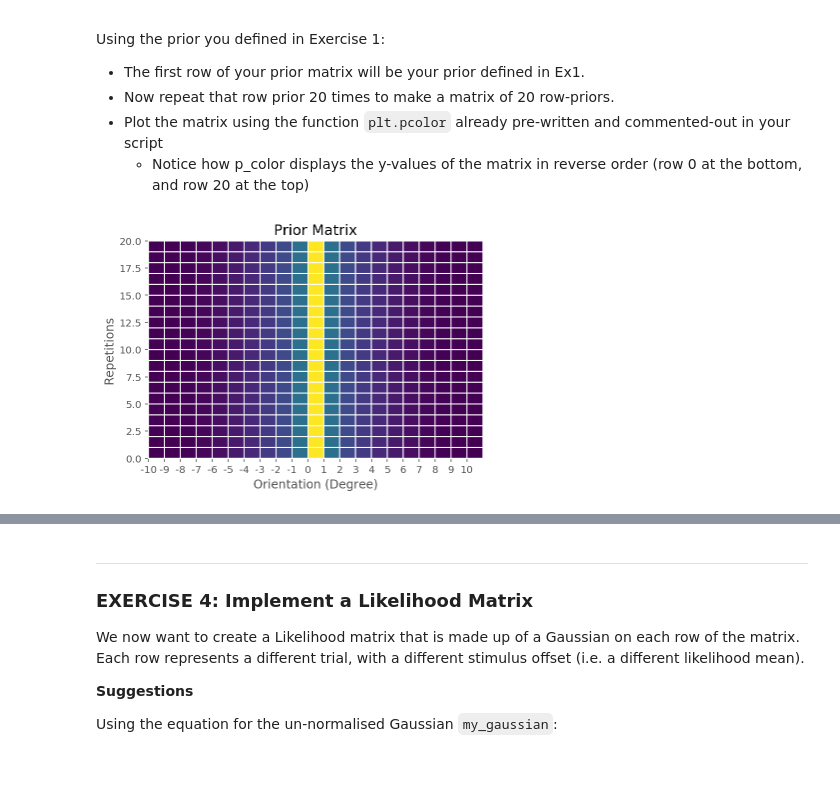
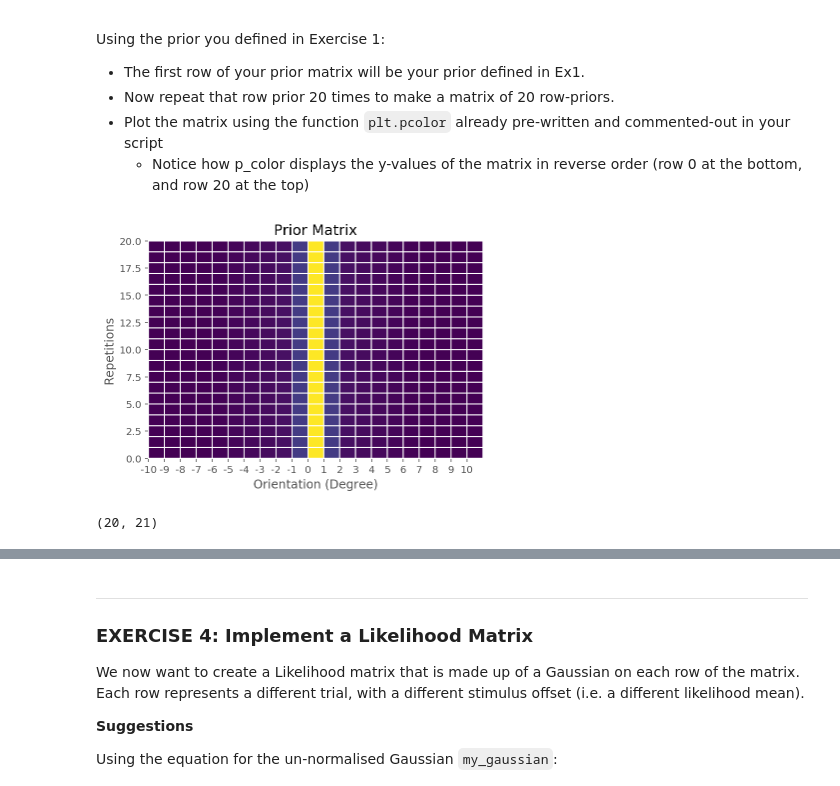
Before and after one commit to hyosubkim/course-content, a Jupyter notebook: tutorials/Bayes/hyo_BayesDay_Tutorial_2.ipynb, the cells around one changed output, grey strips where cells are left out. Drawn from its saved outputs; the diff is of its cells as text; code cells hidden in the pictures.

```diff
--- a/tutorials/Bayes/hyo_BayesDay_Tutorial_2.ipynb
+++ b/tutorials/Bayes/hyo_BayesDay_Tutorial_2.ipynb
@@ -209,34 +207,37 @@ We now want to create a prior matrix using the mixture of gaussians prior create
 # %%
 x = np.arange(-10,11,1)
 
 ###############################################################################
 ## Insert your code here to:
 ##        Create a Gaussian prior made of two Gaussian
 ##        Both with mu = 0 and sigma 0.5 and 3 respectively
 ##        Make the combined prior (made of the two Gaussians) by weighing it
 ##        using a mixing parameter alpha = 0.05 such that the peakier Gaussian has
 ##        weight 30%
 ##        This mixture will make up the first row of your matrix
 ##        Now repeat this row-prior 20 times, to make up a Prior matrix of 20 identical row-priors (use the `np.tile()` function)
 ##        Plot the Prior Matrix using the function `plt.pcolor` and the code snippet provided below
 ###############################################################################
 prior1 = my_gaussian(x, 0, 0.5)
-prior1 = prior1 / np.sum(prior1)
 prior2 = my_gaussian(x, 0, 3)
-prior2 = prior2 / np.sum(prior2)
-alpha = 0.30
-combined_prior = alpha * prior1 + (1 - alpha) * prior2
+alpha = 0.05
+combined_prior = (1 - alpha) * prior1 + alpha * prior2
 combined_prior = combined_prior / np.sum(combined_prior)
+
 prior_matrix = np.tile(combined_prior, (20,1))
 
 plt.pcolor(prior_matrix, edgecolors='w', linewidths=1)
 plt.xticks(np.arange(x.shape[0]), x)
 plt.title('Prior Matrix')
 plt.ylabel('Repetitions')
 plt.xlabel('Orientation (Degree)')
 plt.show()
 # %% [output]
-[figure, old version]
+[figure, new version]
+# %%
+np.shape(prior_matrix)
+# %% [output]
+(20, 21)
 # %% [markdown]
 <img src="https://github.com/NeuromatchAcademy/course-content/raw/master/tutorials/static/sample_output.png"/>
 
```
Also changed, not shown: parts of 5 cells of this notebook, 4 other files.
